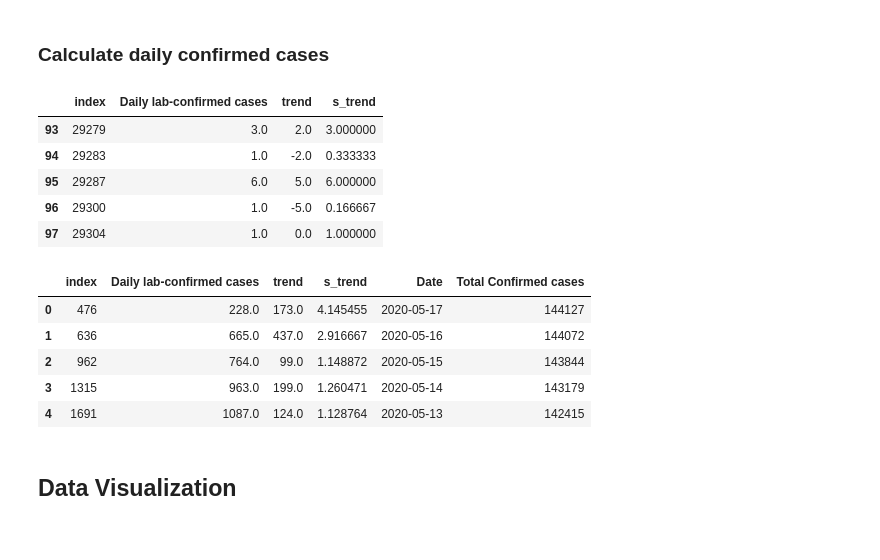
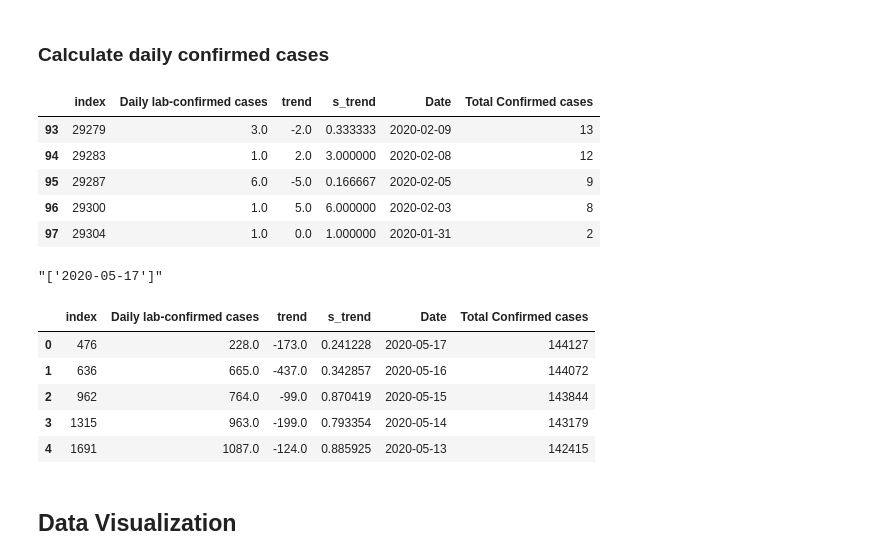
Before and after one commit to kiqi7/Covid-19-Pandemic-Model, a Jupyter notebook: UK/Coronavirus Tracker - United Kingdom.ipynb, the cells around one changed output. Drawn from its saved outputs; the diff is of its cells as text; code cells hidden in the pictures.

```diff
--- a/UK/Coronavirus Tracker - United Kingdom.ipynb
+++ b/UK/Coronavirus Tracker - United Kingdom.ipynb
@@ -89,28 +84,32 @@ d2.tail()
 d1 = daily_confirm[:-1].copy().reset_index()
 d2 = daily_confirm[1:].copy().reset_index()
 # %%
-d2['trend'] = d2['Daily lab-confirmed cases'] - d1['Daily lab-confirmed cases']
-d2['s_trend'] = d2['Daily lab-confirmed cases'] / d1['Daily lab-confirmed cases']
+d2['trend'] = d1['Daily lab-confirmed cases'] - d2['Daily lab-confirmed cases']
+d2['s_trend'] = d1['Daily lab-confirmed cases'] / d2['Daily lab-confirmed cases']
 d2.tail()
 # %% [output]
-|  | index | Daily lab-confirmed cases | trend | s_trend |
-| 93 | 29279 | 3.0 | 2.0 | 3.000000 |
-| 94 | 29283 | 1.0 | -2.0 | 0.333333 |
-| 95 | 29287 | 6.0 | 5.0 | 6.000000 |
-| 96 | 29300 | 1.0 | -5.0 | 0.166667 |
-| 97 | 29304 | 1.0 | 0.0 | 1.000000 |
+|  | index | Daily lab-confirmed cases | trend | s_trend | Date | Total Confirmed cases |
+| 93 | 29279 | 3.0 | -2.0 | 0.333333 | 2020-02-09 | 13 |
+| 94 | 29283 | 1.0 | 2.0 | 3.000000 | 2020-02-08 | 12 |
+| 95 | 29287 | 6.0 | -5.0 | 0.166667 | 2020-02-05 | 9 |
+| 96 | 29300 | 1.0 | 5.0 | 6.000000 | 2020-02-03 | 8 |
+| 97 | 29304 | 1.0 | 0.0 | 1.000000 | 2020-01-31 | 2 |
 # %%
 d2['Date'] = date.iloc[:-1]
 d2['Total Confirmed cases'] = total_confirm.iloc[:-1]
+# %%
+str(date.iloc[0].values)
+# %% [output]
+"['2020-05-17']"
 # %%
 d2.head()
 # %% [output]
 |  | index | Daily lab-confirmed cases | trend | s_trend | Date | Total Confirmed cases |
-| 0 | 476 | 228.0 | 173.0 | 4.145455 | 2020-05-17 | 144127 |
-| 1 | 636 | 665.0 | 437.0 | 2.916667 | 2020-05-16 | 144072 |
-| 2 | 962 | 764.0 | 99.0 | 1.148872 | 2020-05-15 | 143844 |
-| 3 | 1315 | 963.0 | 199.0 | 1.260471 | 2020-05-14 | 143179 |
-| 4 | 1691 | 1087.0 | 124.0 | 1.128764 | 2020-05-13 | 142415 |
+| 0 | 476 | 228.0 | -173.0 | 0.241228 | 2020-05-17 | 144127 |
+| 1 | 636 | 665.0 | -437.0 | 0.342857 | 2020-05-16 | 144072 |
+| 2 | 962 | 764.0 | -99.0 | 0.870419 | 2020-05-15 | 143844 |
+| 3 | 1315 | 963.0 | -199.0 | 0.793354 | 2020-05-14 | 143179 |
+| 4 | 1691 | 1087.0 | -124.0 | 0.885925 | 2020-05-13 | 142415 |
 # %% [markdown]
 ## Data Visualization
 # %%
```
Also changed, not shown: parts of 7 cells of this notebook, 4 other files.
